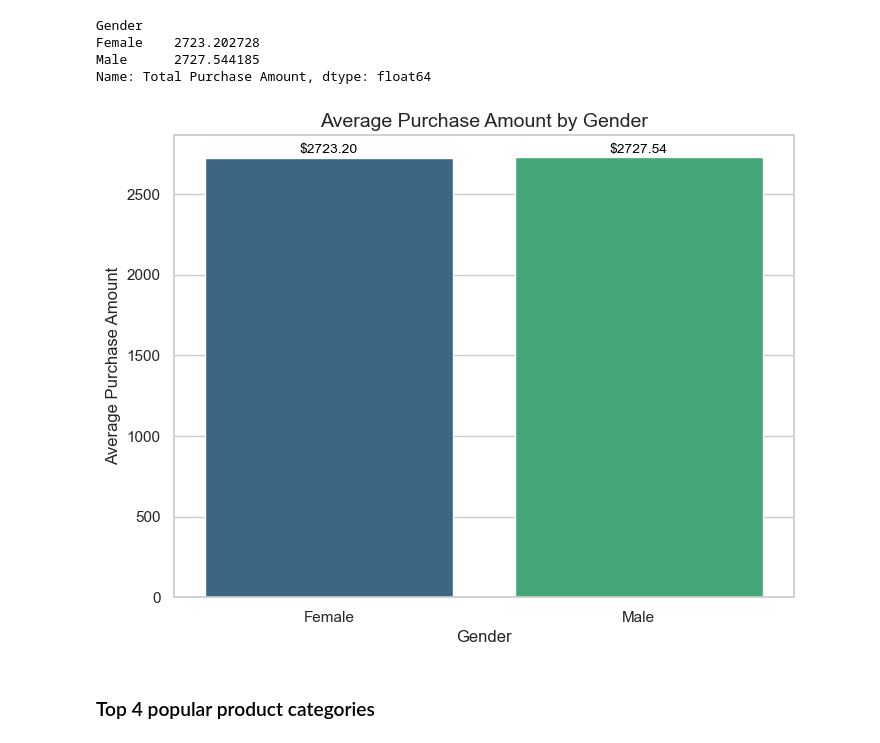
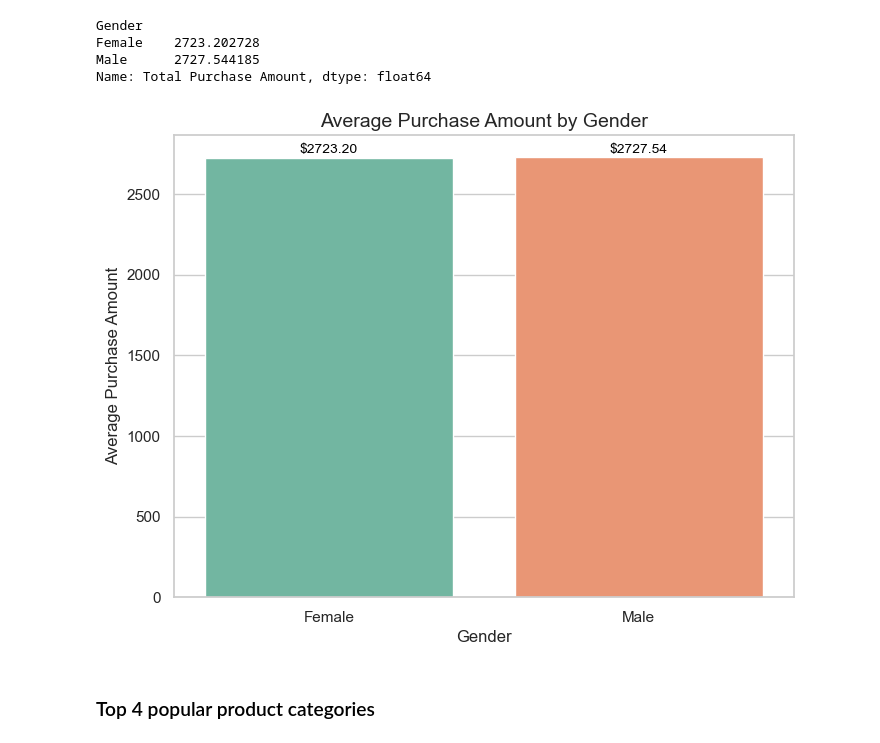
Before and after one commit to heitorgaf/Heitor_DVis_ML_HDip_CA2, a Jupyter notebook: Heitor_DVis_ML_HDip_CA2.ipynb, the cells around one changed output. Drawn from its saved outputs; the diff is of its cells as text; code cells hidden in the pictures.

Commit message:
Updating the interactive graphics

```diff
--- a/Heitor_DVis_ML_HDip_CA2.ipynb
+++ b/Heitor_DVis_ML_HDip_CA2.ipynb
@@ -258,24 +258,24 @@ Name: Total Purchase Amount, dtype: float64
 # %%
 # Set the figure size and style
 plt.figure(figsize=(8, 6))
 sns.set(style="whitegrid")
 
 # Plot the average purchase amount by gender
-plot = sns.barplot(x=average_purchase_by_gender.index, y=average_purchase_by_gender.values, palette="viridis")
+plot = sns.barplot(x=average_purchase_by_gender.index, y=average_purchase_by_gender.values, palette='Set2')
 
 # Add annotations to each bar
 for index, value in enumerate(average_purchase_by_gender.values):
     plot.text(index, value + 10, f'${value:.2f}', ha='center', va='bottom', fontsize=10, color='black')
 
 # Set labels and title
 plt.xlabel('Gender', fontsize=12)
 plt.ylabel('Average Purchase Amount', fontsize=12)
 plt.title('Average Purchase Amount by Gender', fontsize=14)
 
 # Show the plot
 plt.show()
 # %% [output]
-[figure, old version]
+[figure, new version]
 # %% [markdown]
 ### Top 4 popular product categories
 # %%
```
Also changed, not shown: parts of 24 cells of this notebook.
